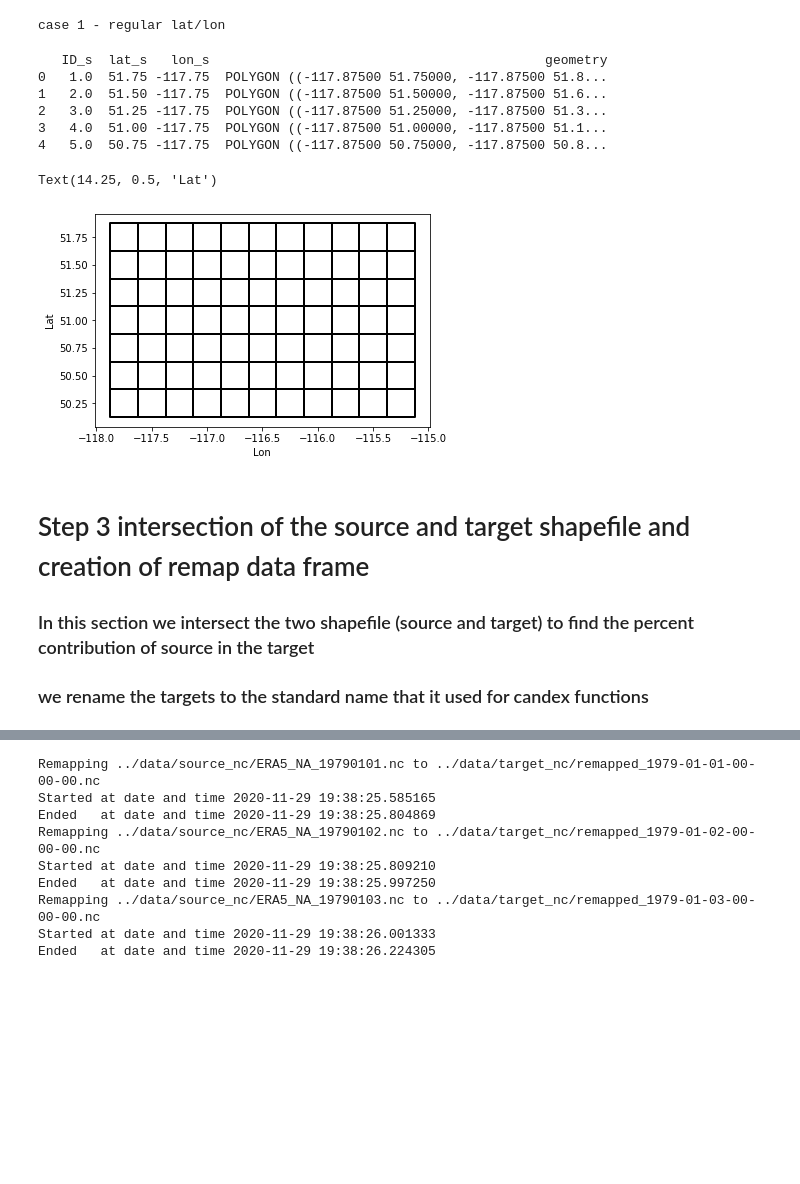
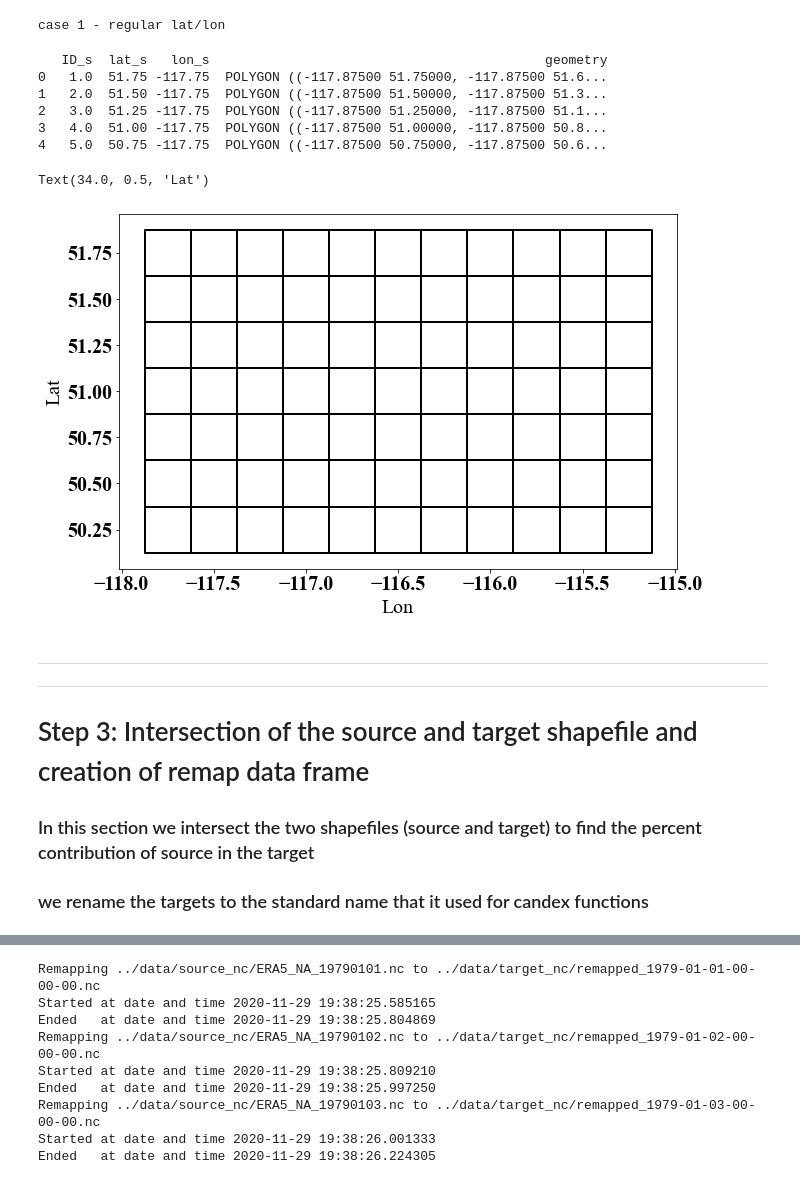
Before and after one commit to ShervanGharari/EASYMORE, a Jupyter notebook: candex/example_explanation.ipynb, the cells around one changed output, grey strips where cells are left out. Saved outputs shown, nothing was run; the diff lists cells and outputs as text; code cells hidden in the pictures; blank space fills up the shorter version.

```diff
--- a/candex/example_explanation.ipynb
+++ b/candex/example_explanation.ipynb
@@ -90,24 +129,26 @@ lat_2D, lon_2D = NetCDF_SHP_lat_lon(name_of_nc, name_of_variable, name_of_lat_va
 # %% [output]
 case 1 - regular lat/lon
 # %%
-# cell 5: drawing the created shapefile
+# cell 3: plotting the created shapefile
 shp_source = gpd.read_file('../data/source_shp/Era5_NA.shp') # load it
 print(shp_source.head()) # show the first 5 rows
 # plotting
-shp_source.geometry.boundary.plot(color=None,edgecolor='k',linewidth = 2)
+shp_source.geometry.boundary.plot(color=None,edgecolor='k',linewidth = 2, figsize=(10,10))
 plt.xlabel('Lon')
 plt.ylabel('Lat')
 # %% [output]
    ID_s  lat_s   lon_s                                           geometry
-0   1.0  51.75 -117.75  POLYGON ((-117.87500 51.75000, -117.87500 51.8...
-1   2.0  51.50 -117.75  POLYGON ((-117.87500 51.50000, -117.87500 51.6...
-2   3.0  51.25 -117.75  POLYGON ((-117.87500 51.25000, -117.87500 51.3...
-3   4.0  51.00 -117.75  POLYGON ((-117.87500 51.00000, -117.87500 51.1...
-4   5.0  50.75 -117.75  POLYGON ((-117.87500 50.75000, -117.87500 50.8...
+0   1.0  51.75 -117.75  POLYGON ((-117.87500 51.75000, -117.87500 51.6...
+1   2.0  51.50 -117.75  POLYGON ((-117.87500 51.50000, -117.87500 51.3...
+2   3.0  51.25 -117.75  POLYGON ((-117.87500 51.25000, -117.87500 51.1...
+3   4.0  51.00 -117.75  POLYGON ((-117.87500 51.00000, -117.87500 50.8...
+4   5.0  50.75 -117.75  POLYGON ((-117.87500 50.75000, -117.87500 50.6...
-Text(14.25, 0.5, 'Lat')
+Text(34.0, 0.5, 'Lat')
-[figure, old version]
+[figure, new version]
 # %% [markdown]
-# Step 3 intersection of the source and target shapefile and creation of remap data frame
-### In this section we intersect the two shapefile (source and target) to find the percent contribution of source in the target
+------
+------
+# Step 3: Intersection of the source and target shapefile and creation of remap data frame
+### In this section we intersect the two shapefiles (source and target) to find the percent contribution of source in the target
 ### we rename the targets to the standard name that it used for candex functions
 # %%
```
Also changed, not shown: parts of 14 cells of this notebook.
